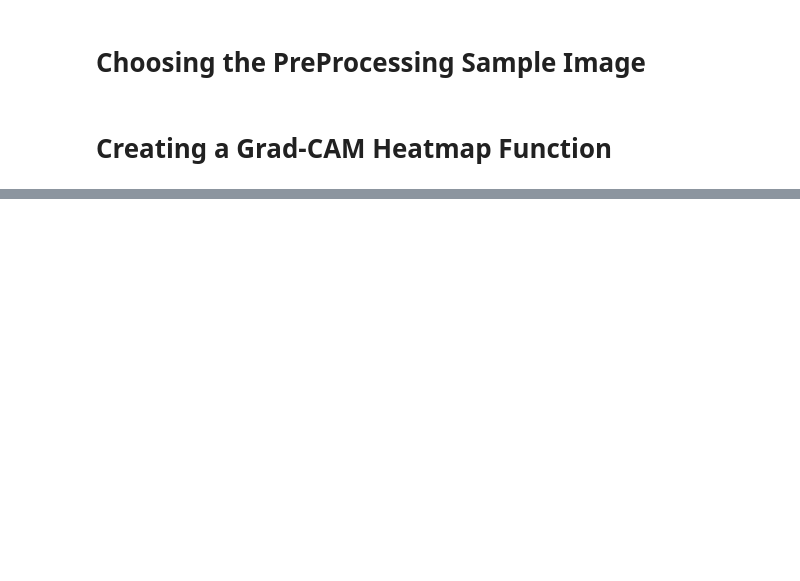
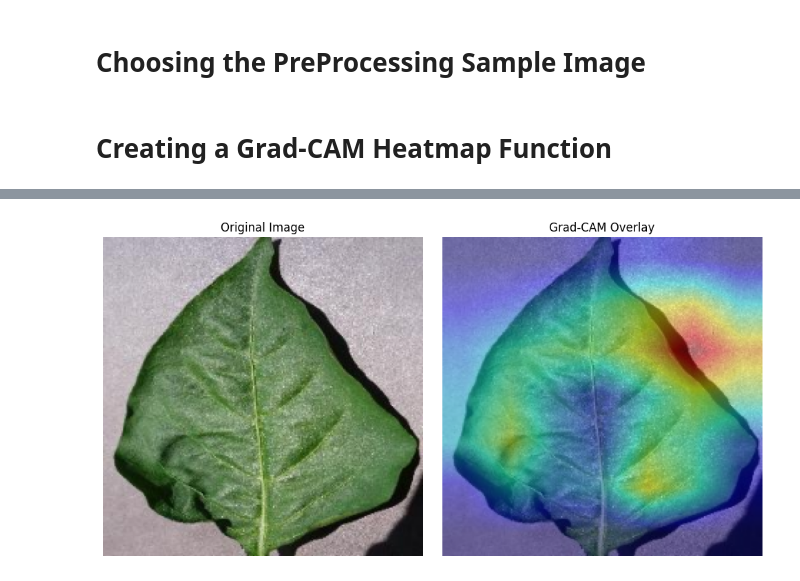
Before and after one commit to Nikhil5566/EDA-Repo, a Jupyter notebook: MSc_Project_N1217583.ipynb, the cells around one changed output, grey strips where cells are left out. Saved outputs shown, nothing was run; the diff lists cells and outputs as text; code cells hidden in the pictures; blank space fills up the shorter version.

```diff
--- a/MSc_Project_N1217583.ipynb
+++ b/MSc_Project_N1217583.ipynb
@@ -501,0 +507,82 @@ def make_gradcam_heatmap(img_array, model, last_conv_layer_name, pred_index=None
+# %%
+# Generating Heatmap and Overlay on Original Image
+
+# Path to image
+img_path = '/content/drive/MyDrive/Final Project Dataset/PlantVillage/Pepper__bell___healthy/00100ffa-095e-4881-aebf-61fe5af7226e___JR_HL 7886.JPG'
+
+# Load and preprocess image using cv2 for easier heatmap overlay later
+img = cv2.imread(img_path)
+# Ensure img is not None (check if image loading was successful)
+if img is None:
+    raise FileNotFoundError(f"Image not found at path: {img_path}")
+
+img = cv2.resize(img, (224, 224))  # use your model's input size
+# Expand dimensions and normalize for the model
+img_array = np.expand_dims(img / 255.0, axis=0)
+
+last_conv_layer_name = 'top_conv'
+
+# Redefine the make_gradcam_heatmap function to work with the full model
+# and the target layer name directly within the full model.
+def make_gradcam_heatmap(img_array, full_model, target_layer_name, pred_index=None):
+    # Getting the output of the target layer and the final model output
+    grad_model = tf.keras.models.Model(
+        [full_model.inputs],
+        [full_model.get_layer(target_layer_name).output, full_model.output]
+    )
+
+    with tf.GradientTape() as tape:
+        conv_outputs, predictions = grad_model(img_array)
+        if pred_index is None:
+            # Finding the predicted class index
+            pred_index = tf.argmax(predictions[0])
+        # Getting the score for the predicted class
+        class_channel = predictions[:, pred_index]
+
+    # Computing the gradient of the predicted class score with respect to the convolutional layer output
+    grads = tape.gradient(class_channel, conv_outputs)
+    # Average the gradients over spatial dimensions
+    pooled_grads = tf.reduce_mean(grads, axis=(0, 1, 2))
+
+    # Multiply each channel in the convolutional layer output by the average gradient for that channel
+    conv_outputs = conv_outputs[0]
+    heatmap = conv_outputs @ pooled_grads[..., tf.newaxis]
+    heatmap = tf.squeeze(heatmap)
+
+    # Apply ReLU to the heatmap and normalize
+    heatmap = tf.maximum(heatmap, 0) / tf.math.reduce_max(heatmap)
+    return heatmap.numpy()
+
+# Generate heatmap
+# Call the make_gradcam_heatmap function with the correct layer name
+heatmap = make_gradcam_heatmap(img_array, model, last_conv_layer_name)
+
+# Resize and color the heatmap
+heatmap_resized = cv2.resize(heatmap, (img.shape[1], img.shape[0]))
+heatmap_colored = cv2.applyColorMap(np.uint8(255 * heatmap_resized), cv2.COLORMAP_JET)
+
+# Superimpose
+# Convert img to float for calculation if it's not already
+img_float = img.astype(np.float32)
+
+# Overlay the heatmap on the original image
+# Adjust the alpha values (0.4 and 0.6) to control transparency
+superimposed_img = heatmap_colored * 0.4 + img_float * 0.6
+# Clip values to the valid range [0, 255] and convert back to uint8
+superimposed_img = np.uint8(np.clip(superimposed_img, 0, 255))
+
+# Plot original and overlay
+plt.figure(figsize=(10, 5))
+plt.subplot(1, 2, 1)
+plt.title("Original Image")
+plt.imshow(cv2.cvtColor(img, cv2.COLOR_BGR2RGB))
+plt.axis('off')
+
+plt.subplot(1, 2, 2)
+plt.title("Grad-CAM Overlay")
+plt.imshow(cv2.cvtColor(superimposed_img, cv2.COLOR_BGR2RGB))
+plt.axis('off')
+plt.tight_layout()
+plt.show()
+# %% [output]
+[figure, added]
```
Also changed, not shown: parts of 17 cells of this notebook.
